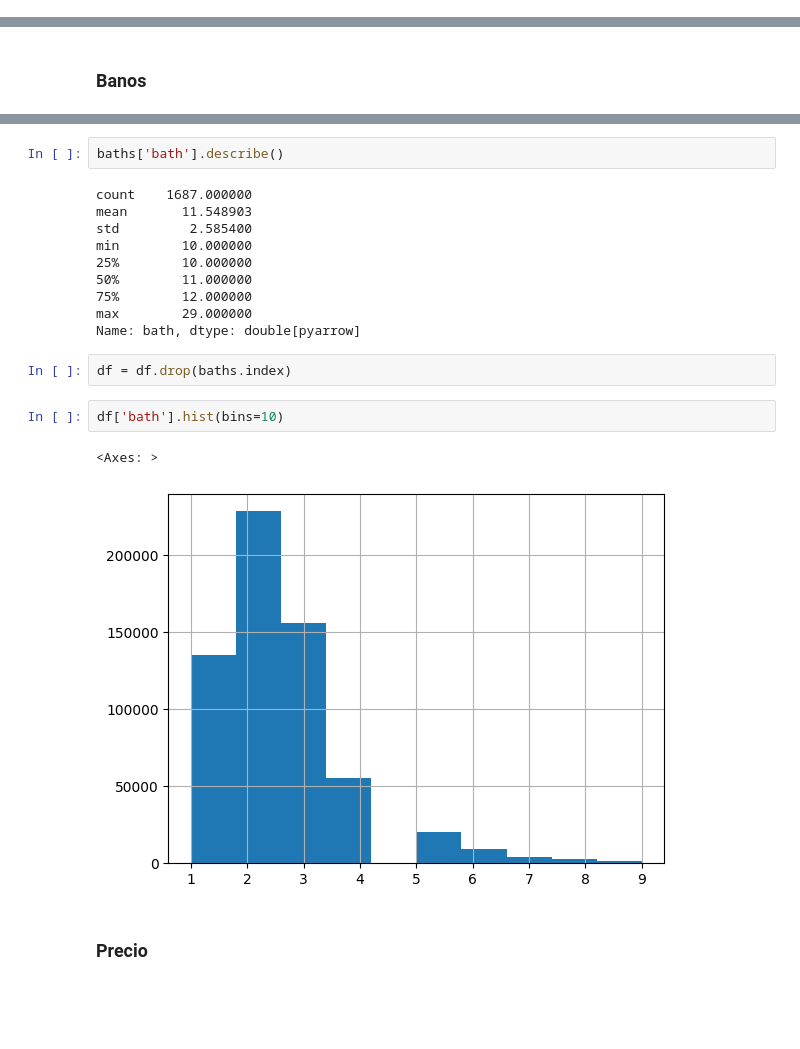
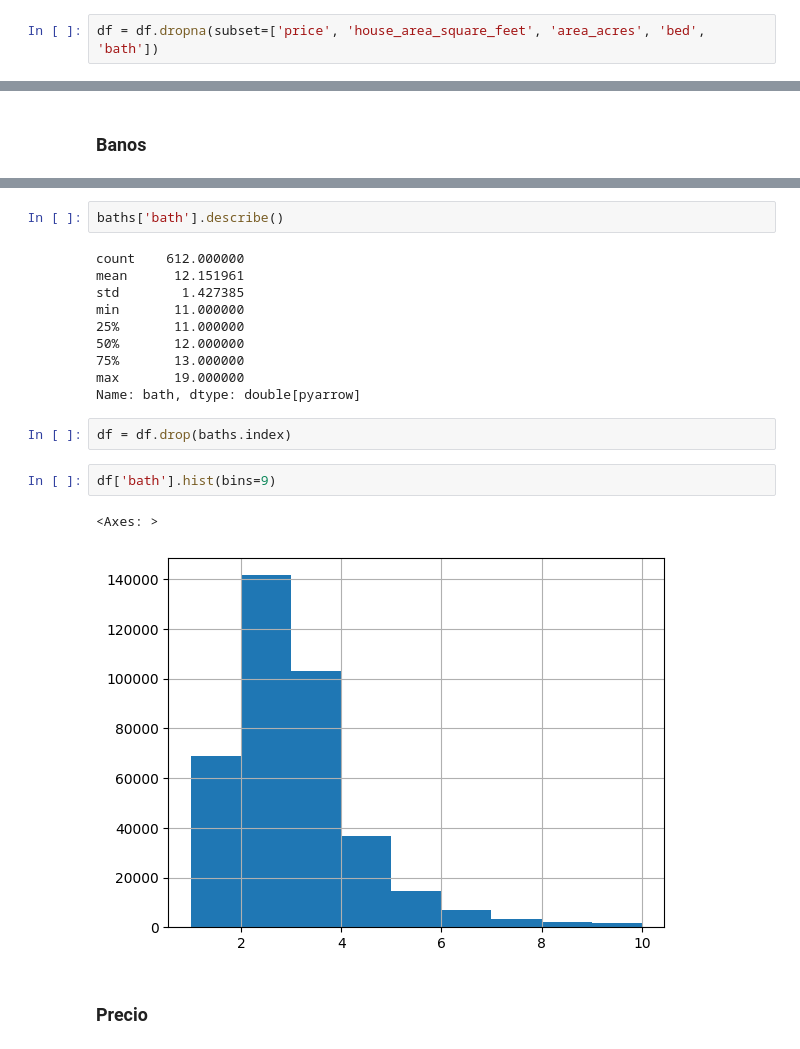
Before and after one commit to pythonpanama/pylearn-data-101, a Jupyter notebook: notebooks/PyLearn Data Course.ipynb, the cells around one changed output, grey strips where cells are left out. Drawn from its saved outputs; the diff is of its cells as text; blank space fills up the shorter version.

```diff
--- a/notebooks/PyLearn Data Course.ipynb
+++ b/notebooks/PyLearn Data Course.ipynb
@@ -169,0 +221,2 @@ def calculate_outliers(df: pd.DataFrame, field_name:str) -> float:
+# %%
+df = df.dropna(subset=['price', 'house_area_square_feet', 'area_acres', 'bed', 'bath'])
@@ -239,22 +296,22 @@ print(baths.shape)
 # %%
 baths['bath'].describe()
 # %% [output]
-count    1687.000000
-mean       11.548903
-std         2.585400
-min        10.000000
-25%        10.000000
-50%        11.000000
-75%        12.000000
-max        29.000000
+count    612.000000
+mean      12.151961
+std        1.427385
+min       11.000000
+25%       11.000000
+50%       12.000000
+75%       13.000000
+max       19.000000
 Name: bath, dtype: double[pyarrow]
 # %%
 df = df.drop(baths.index)
 # %%
-df['bath'].hist(bins=10)
+df['bath'].hist(bins=9)
 # %% [output]
 <Axes: >
-[figure, old version]
+[figure, new version]
 # %% [markdown]
 ### Precio
 # %%
```
Also changed, not shown: parts of 33 cells of this notebook.
